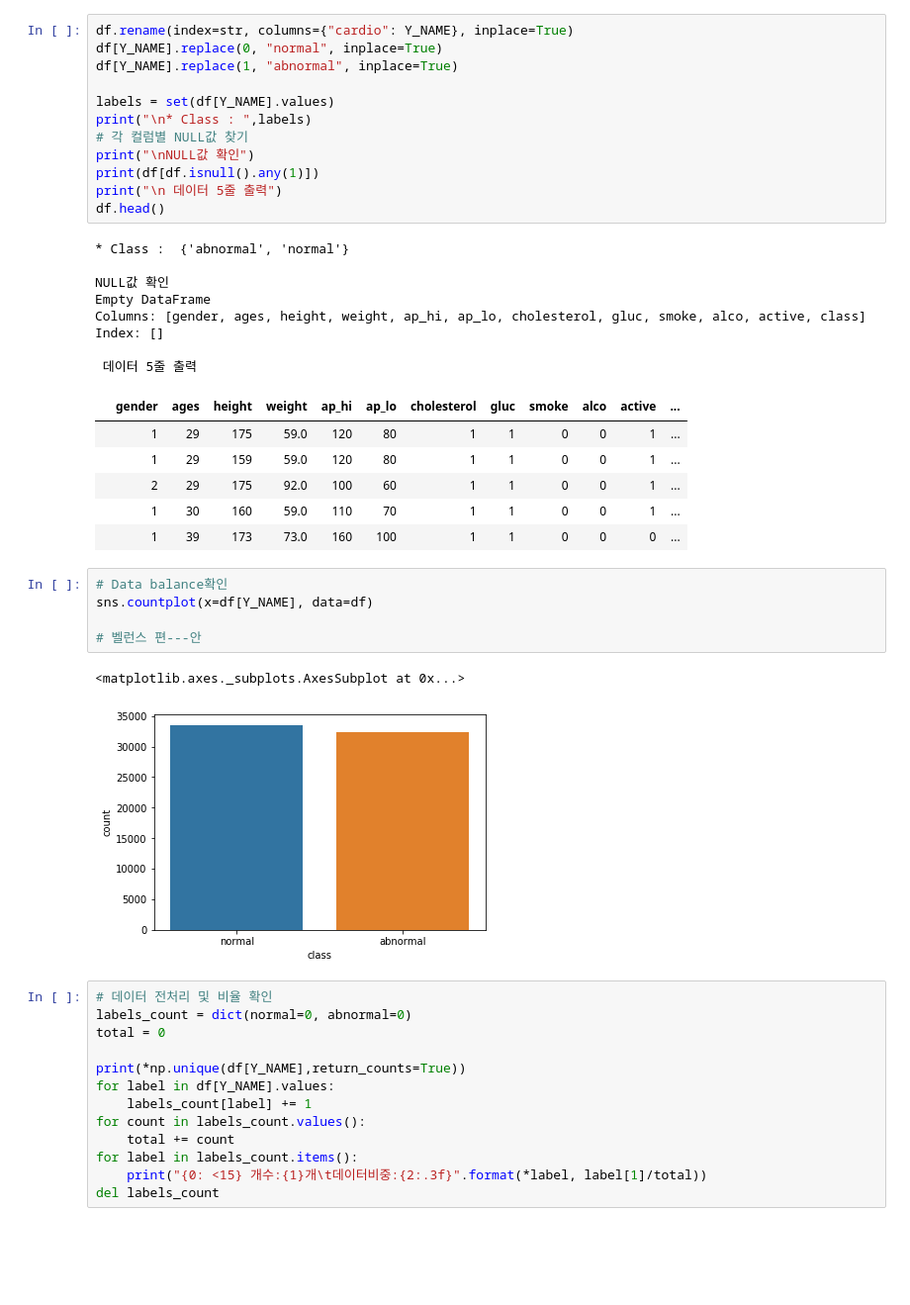
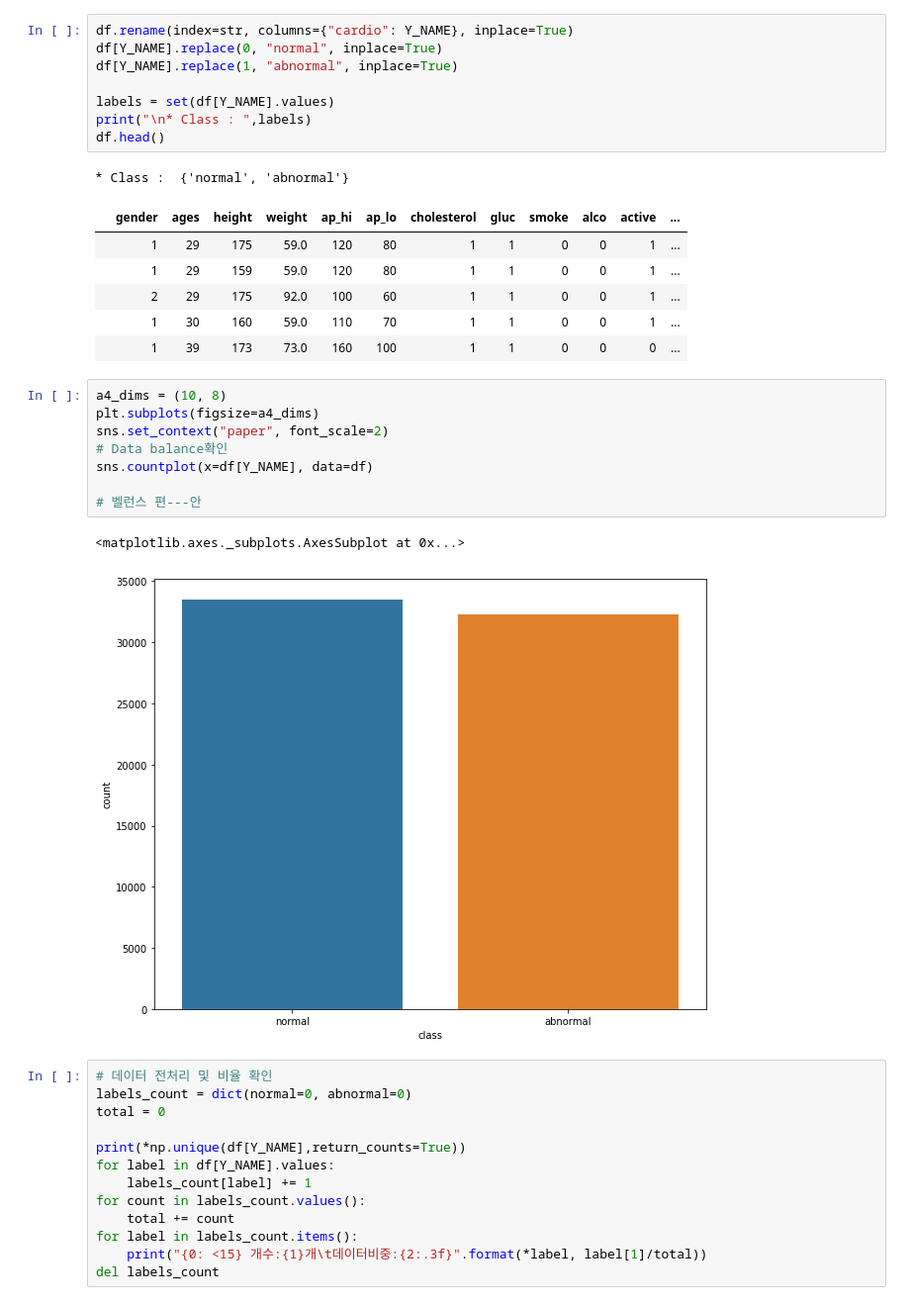
Before and after one commit to KimYaKi/JupyterBigDataExercise, a Jupyter notebook: BigDataProject.ipynb, the cells around one changed output. Shown at 99% size. Saved outputs shown, nothing was run; the diff lists cells and outputs as text; blank space fills up the shorter version.

```diff
--- a/BigDataProject.ipynb
+++ b/BigDataProject.ipynb
@@ -78,20 +64,9 @@ df[Y_NAME].replace(1, "abnormal", inplace=True)
 
 labels = set(df[Y_NAME].values)
 print("\n* Class : ",labels)
-# 각 컬럼별 NULL값 찾기
-print("\nNULL값 확인")
-print(df[df.isnull().any(1)])
-print("\n 데이터 5줄 출력")
 df.head()
 # %% [output]
-* Class :  {'abnormal', 'normal'}
-
-NULL값 확인
-Empty DataFrame
-Columns: [gender, ages, height, weight, ap_hi, ap_lo, cholesterol, gluc, smoke, alco, active, class]
-Index: []
-
- 데이터 5줄 출력
+* Class :  {'normal', 'abnormal'}
 |  | gender | ages | height | weight | ap_hi | ap_lo | cholesterol | gluc | smoke | alco | active | ... |
 |  | 1 | 29 | 175 | 59.0 | 120 | 80 | 1 | 1 | 0 | 0 | 1 | ... |
 |  | 1 | 29 | 159 | 59.0 | 120 | 80 | 1 | 1 | 0 | 0 | 1 | ... |
@@ -99,13 +74,16 @@ Index: []
 |  | 1 | 30 | 160 | 59.0 | 110 | 70 | 1 | 1 | 0 | 0 | 1 | ... |
 |  | 1 | 39 | 173 | 73.0 | 160 | 100 | 1 | 1 | 0 | 0 | 0 | ... |
 # %%
+a4_dims = (10, 8)
+plt.subplots(figsize=a4_dims)
+sns.set_context("paper", font_scale=2)
 # Data balance확인
 sns.countplot(x=df[Y_NAME], data=df)
 
 # 벨런스 편---안
 # %% [output]
 <matplotlib.axes._subplots.AxesSubplot at 0x...>
-[figure, old version]
+[figure, new version]
 # %%
 # 데이터 전처리 및 비율 확인
 labels_count = dict(normal=0, abnormal=0)
```
Also changed, not shown: parts of 17 cells of this notebook.
